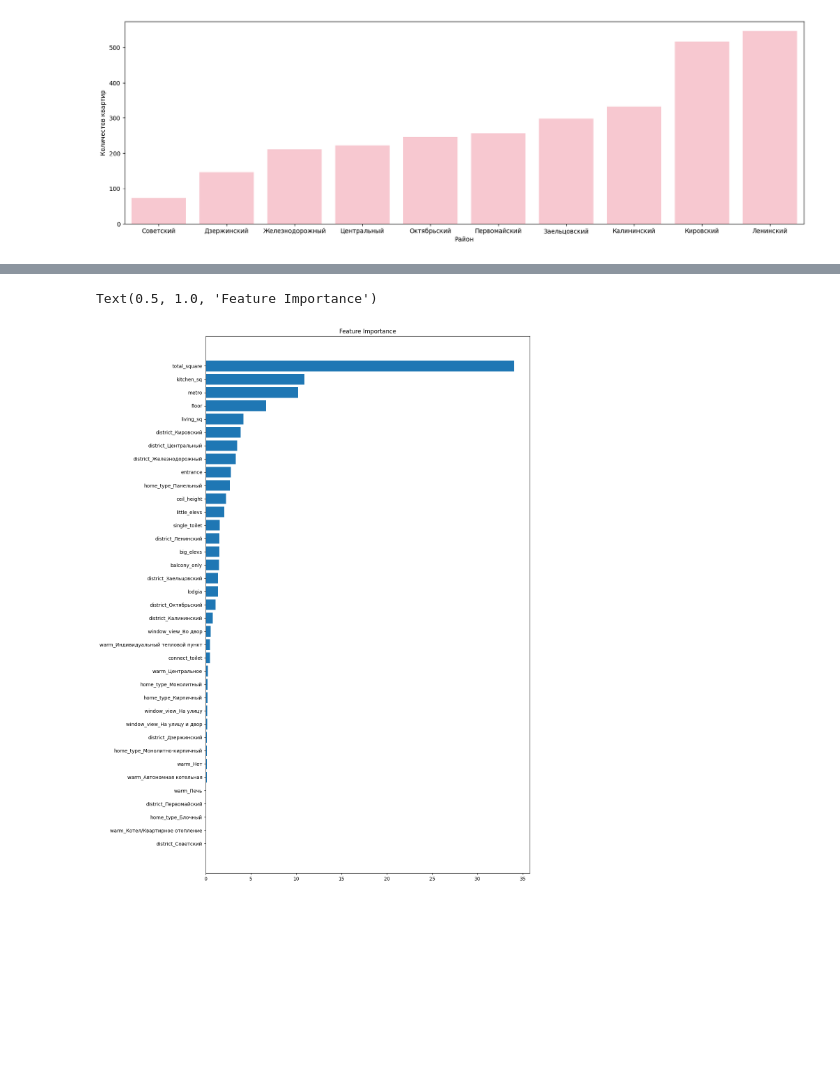
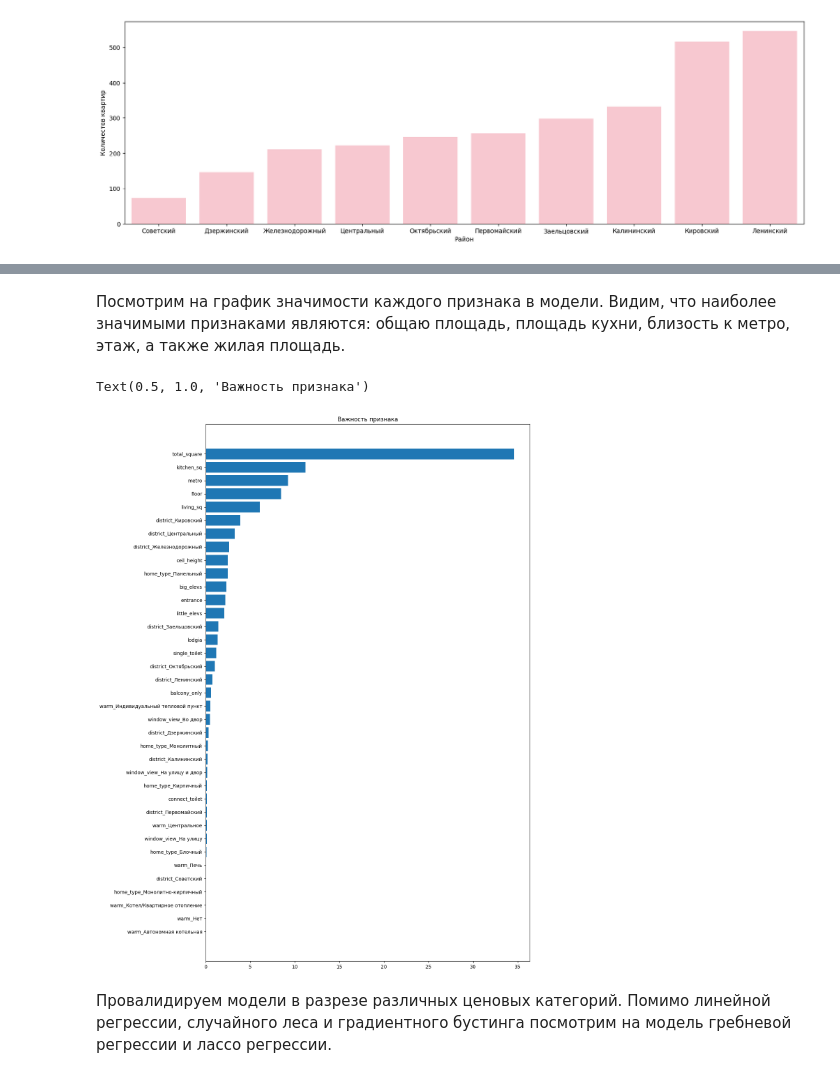
Before and after one commit to Elizar54/House-pricing-in-Akademtown, a Jupyter notebook: main.ipynb, the cells around one changed output, grey strips where cells are left out. Cells and saved outputs as stored; diff of their text form; code cells hidden in the pictures; blank space fills up the shorter version.

```diff
--- a/main.ipynb
+++ b/main.ipynb
@@ -296,8 +351,11 @@ mean_absolute_error(test['price'], pred)
 # %%
-# RF
+
+df_dummy = pd.get_dummies(df, columns=cat_features, dtype = 'float64')
+
+train, test = train_test_split(df_dummy, test_size=0.2, random_state=42)
 
 def objective_rf(trial):
-    X_train, X_val, y_train, y_val = train_test_split(df_dummy.drop(['price'], axis=1), df_dummy['price'], test_size=0.2)
+    X_train, X_val, y_train, y_val = train_test_split(df_dummy.drop(['price'], axis=1), df_dummy['price'], test_size=0.2, random_state=42)
 
     n_estimators = trial.suggest_int('n_estimators', 10, 100)
     min_samples_split = trial.suggest_int('min_samples_split', 2, 10)
@@ -431,14 +525,18 @@ array([-852513.9519343 , -494838.11833573, -547819.4261526 ,
+# %% [markdown]
+Посмотрим на график значимости каждого признака в модели. Видим, что наиболее значимыми признаками являются: общаю площадь, площадь кухни, близость к метро, этаж, а также жилая площадь.
 # %%
 feature_importance = model_gb.feature_importances_
 sorted_idx = np.argsort(feature_importance)
 
 fig = plt.figure(figsize=(12, 20))
 plt.barh(range(len(sorted_idx)), feature_importance[sorted_idx], align='center')
 plt.yticks(range(len(sorted_idx)), np.array(test.drop('price', axis=1).columns)[sorted_idx])
-plt.title('Feature Importance')
+plt.title('Важность признака')
 # %% [output]
-Text(0.5, 1.0, 'Feature Importance')
+Text(0.5, 1.0, 'Важность признака')
-[figure, old version]
+[figure, new version]
+# %% [markdown]
+Провалидируем модели в разрезе различных ценовых категорий. Помимо линейной регрессии, случайного леса и градиентного бустинга посмотрим на модель гребневой регрессии и лассо регрессии.
 # %%
 # evaluating models
 df_mae = pd.DataFrame({})
```
Also changed, not shown: parts of 55 cells of this notebook.
